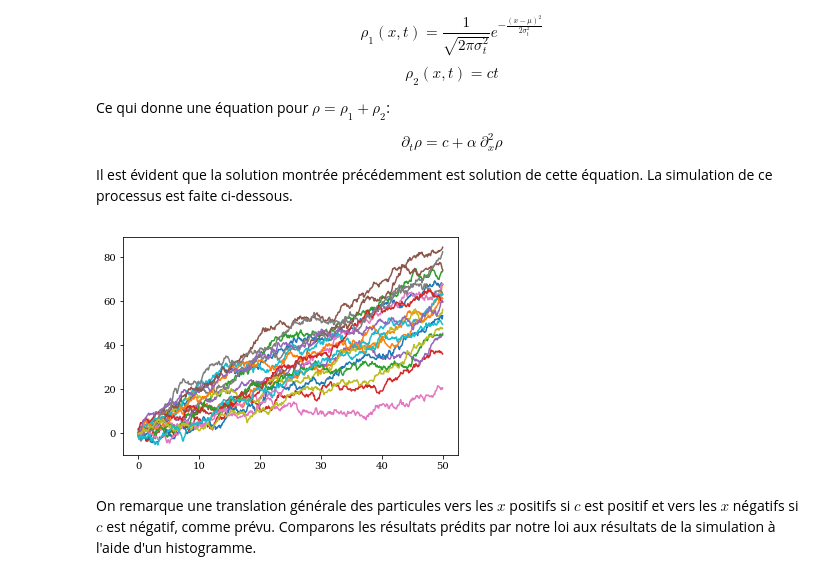
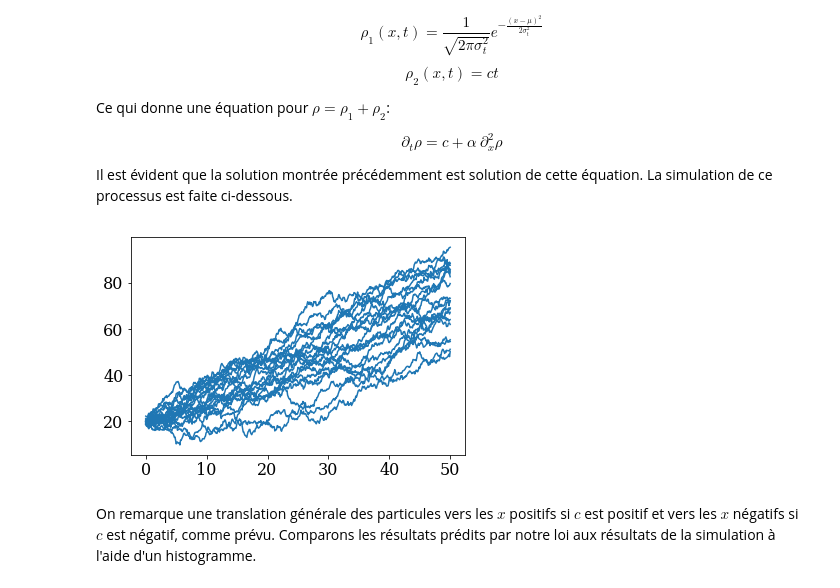
Before and after one commit to ceschoon/Travail-PHYS-F-303, a Jupyter notebook: Travail_PHYS-F-303_MJ_CS.ipynb, the cells around one changed output. Drawn from its saved outputs; the diff is of its cells as text; code cells hidden in the pictures.

```diff
--- a/Travail_PHYS-F-303_MJ_CS.ipynb
+++ b/Travail_PHYS-F-303_MJ_CS.ipynb
@@ -204,29 +172,29 @@ $$ \partial_t \rho = c + \alpha\ \partial_x^2 \rho $$
 Il est évident que la solution montrée précédemment est solution de cette équation.
 La simulation de ce processus est faite ci-dessous.
 # %%
-npart=10000
+npart=100000
 T=50.0
 nt=500
 dt=T/nt
 alpha=2
 c = 1
 
 sigma = 1.0
 mu = 20.0
 x0 = np.random.normal(loc=mu,scale=sigma,size=npart)
 
 t = np.arange(0,T+dt,dt)
 x = np.empty([nt+1,npart])
 
 x[0]=x0
 
 for i in range(nt):
     x[i+1]=x[i]+np.sqrt(2*alpha*dt)*np.random.normal(0,1,npart)+c*dt
 
 for i in range(20):
     plt.plot(t,x[:,i],color='C0')
 # %% [output]
-[figure, old version]
+[figure, new version]
 # %% [markdown]
 On remarque une translation générale des particules vers les $x$ positifs si $c$ est positif et vers les $x$ négatifs si $c$ est négatif, comme prévu. Comparons les résultats prédits par notre loi aux résultats de la simulation à l'aide d'un histogramme.
 # %%
```
Also changed, not shown: parts of 63 cells of this notebook, 1 other file.
